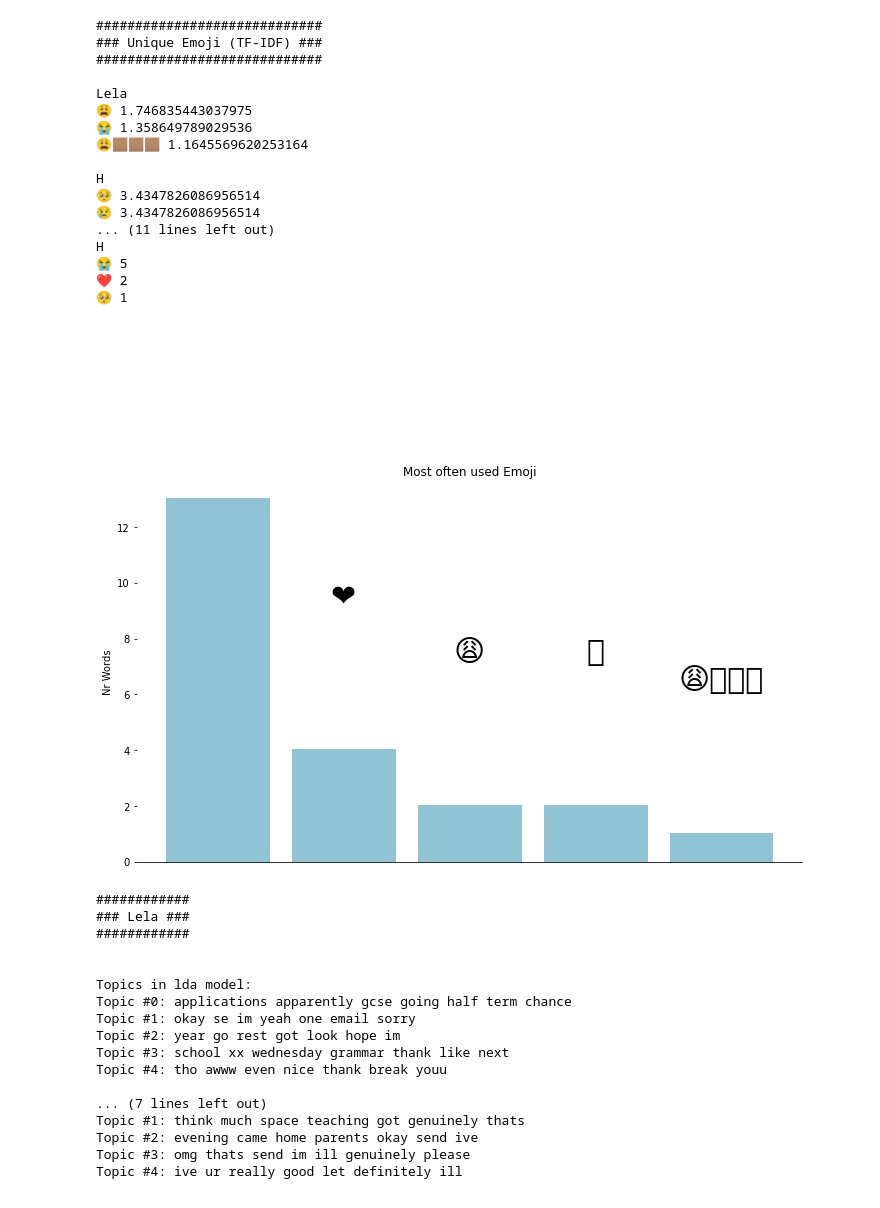
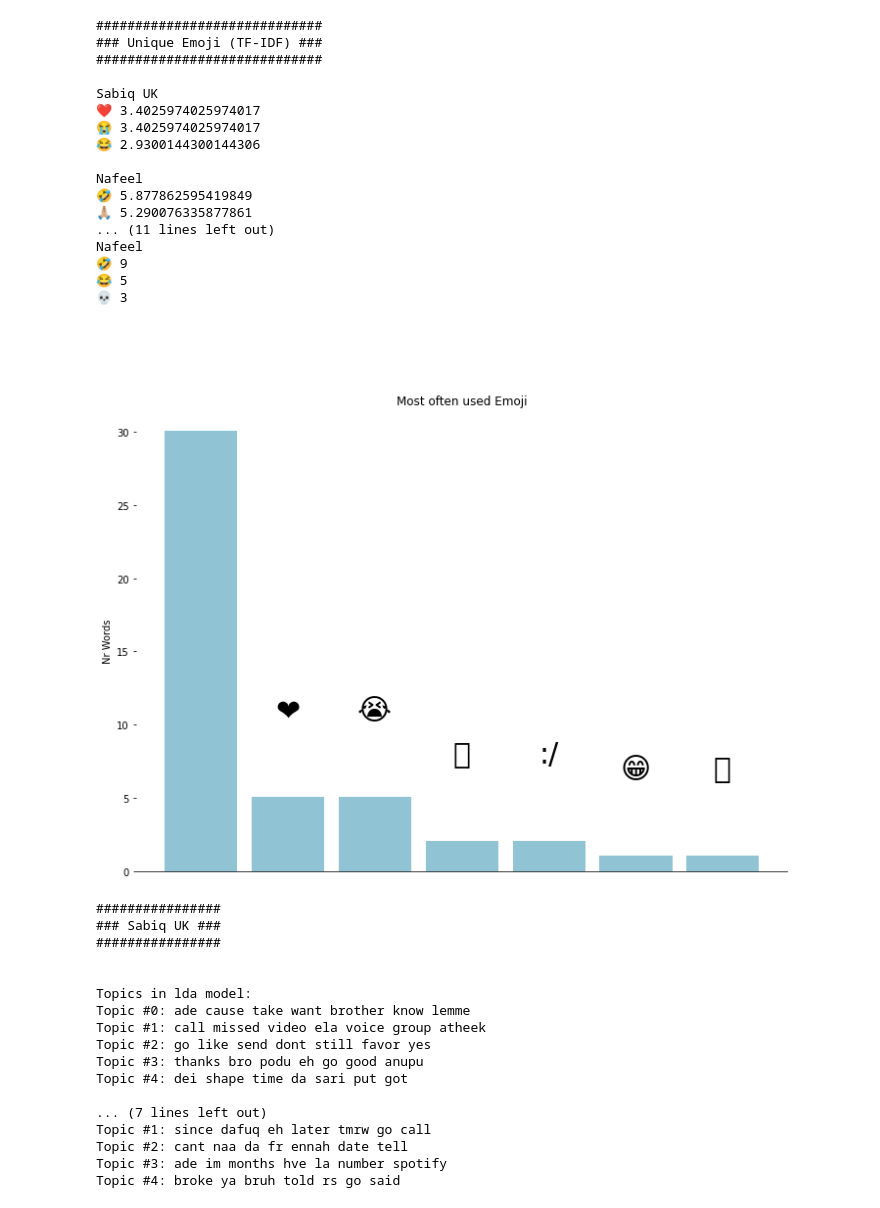
Before and after one commit to sabiqsabry/bawt, a Jupyter notebook: main.ipynb, the cells around one changed output. Saved outputs shown, nothing was run; the diff lists cells and outputs as text; code cells hidden in the pictures.

```diff
--- a/main.ipynb
+++ b/main.ipynb
@@ -61,5 +79,5 @@ Requirement already satisfied: urllib3!=1.25.0,!=1.25.1,<1.26,>=1.21.1 in /usr/l
 # %%
-df = helper.import_data('/content/drive/MyDrive/Colab Notebooks/bawt - chat behaviour analysis/chat/User 6/WhatsApp Chat with Lela.txt')
+df = helper.import_data('/content/drive/MyDrive/Colab Notebooks/bawt - chat behaviour analysis/chat/User 9/WhatsApp Chat with Sabiq UK.txt')
 df = helper.preprocess_data(df)
 
 # Change labels for anonymization - Leave this at False
@@ -164,43 +189,43 @@ emoji.print_stats(unique_emoji, counts)
 ### Unique Emoji (TF-IDF) ###
 #############################
 
-Lela
-😩 1.746835443037975
-😭 1.358649789029536
-😩🏽🏽🏽 1.1645569620253164
+Sabiq UK
+❤ 3.4025974025974017
+😭 3.4025974025974017
+😂 2.9300144300144306
 
-H
-🥺 3.4347826086956514
-😢 3.4347826086956514
+Nafeel
+🤣 5.877862595419849
+🙏🏼 5.290076335877861
 ... (11 lines left out)
-H
-😭 5
-❤ 2
-🥺 1
+Nafeel
+🤣 9
+😂 5
+💀 3
 # %%
-emoji.plot_counts(counts, user = "Lela")
+emoji.plot_counts(counts, user = "Sabiq UK")
 # %% [output]
-[figure, old version]
+[figure, new version]
 # %%
 topic.topics(df, model='lda', language="english")
 # %% [output]
-############
-### Lela ###
-############
+################
+### Sabiq UK ###
+################
 
 
 Topics in lda model:
-Topic #0: applications apparently gcse going half term chance
-Topic #1: okay se im yeah one email sorry
-Topic #2: year go rest got look hope im
-Topic #3: school xx wednesday grammar thank like next
-Topic #4: tho awww even nice thank break youu
+Topic #0: ade cause take want brother know lemme
+Topic #1: call missed video ela voice group atheek
+Topic #2: go like send dont still favor yes
+Topic #3: thanks bro podu eh go good anupu
+Topic #4: dei shape time da sari put got
 
 ... (7 lines left out)
-Topic #1: think much space teaching got genuinely thats
-Topic #2: evening came home parents okay send ive
-Topic #3: omg thats send im ill genuinely please
-Topic #4: ive ur really good let definitely ill
+Topic #1: since dafuq eh later tmrw go call
+Topic #2: cant naa da fr ennah date tell
+Topic #3: ade im months hve la number spotify
+Topic #4: broke ya bruh told rs go said
 # %%
 from vaderSentiment.vaderSentiment import SentimentIntensityAnalyzer
 analyser = SentimentIntensityAnalyzer()
```
Also changed, not shown: parts of 16 cells of this notebook.
